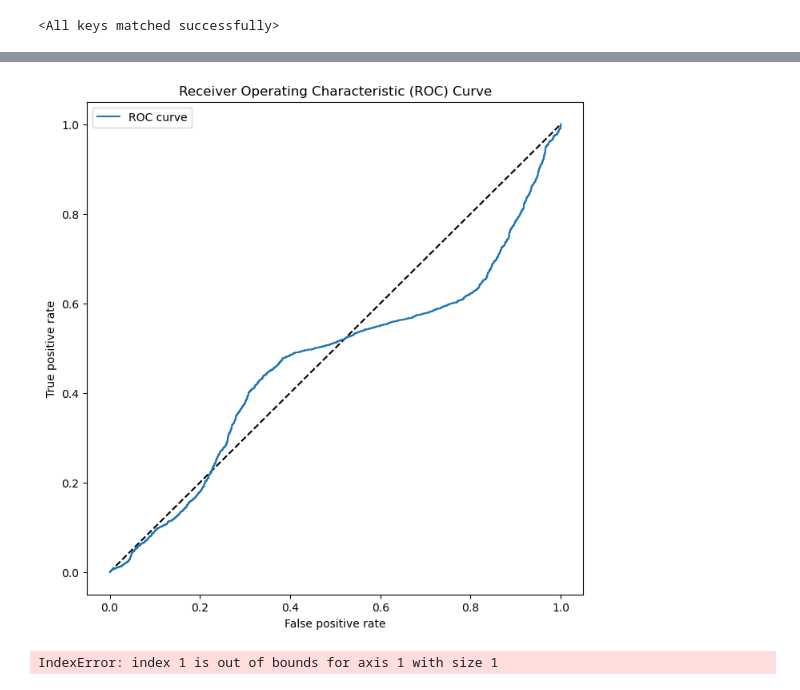
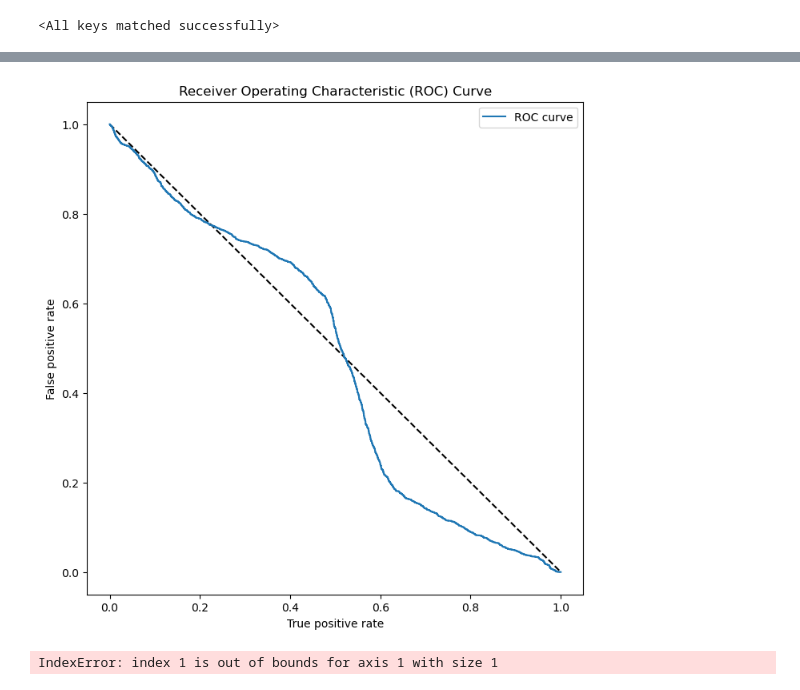
Before and after one commit to JoTimelord/Analysis, a Jupyter notebook: abcdnet/plotROC.ipynb, the cells around one changed output, grey strips where cells are left out. Drawn from its saved outputs; the diff is of its cells as text; code cells hidden in the pictures.

```diff
--- a/abcdnet/plotROC.ipynb
+++ b/abcdnet/plotROC.ipynb
@@ -55,7 +55,7 @@ test_data=test_data = DisCoDataset.from_files(
     is_single_disco=(config.ingress.get("disco_target", None) != None)
 )
 # %%
-test_loader = DataLoader(test_data, batch_size=config.train.test_batch_size, shuffle=True)
+test_loader = DataLoader(test_data, batch_size=1, shuffle=True)
 # %%
 y_pred_list = []
 y_true_list = []
@@ -68,5 +68,5 @@ with torch.no_grad():
         y_pred_list.append(output.cpu().numpy())
         y_true_list.append(labels.cpu().numpy())
 
-y_pred_np = np.concatenate(y_pred_list)
-y_true_np = np.concatenate(y_true_list)
+predicted_scores = np.concatenate(y_pred_list)
+true_labels = np.concatenate(y_true_list)
@@ -73,19 +98,19 @@ y_true_np = np.concatenate(y_true_list)
 # %%
 from sklearn.metrics import roc_curve
-fpr, tpr, thresholds = roc_curve(y_true_np, y_pred_np)
+fpr, tpr, thresholds = roc_curve(true_labels, predicted_scores)
 # %%
 import matplotlib.pyplot as plt
 
 plt.figure(figsize=(8, 8))
-plt.plot([0, 1], [0, 1], 'k--')
-plt.plot(fpr, tpr, label='ROC curve')
-plt.xlabel('False positive rate')
-plt.ylabel('True positive rate')
+plt.plot([0, 1], [1, 0], 'k--')
+plt.plot(tpr, 1-fpr, label='ROC curve')
+plt.xlabel('True positive rate')
+plt.ylabel('False positive rate')
 plt.title('Receiver Operating Characteristic (ROC) Curve')
 plt.legend()
 plt.show()
 # %% [output]
-[figure, old version]
+[figure, new version]
 # %%
 from sklearn.metrics import roc_auc_score
 
```
Also changed, not shown: parts of 1 cell of this notebook, 10 other files.
